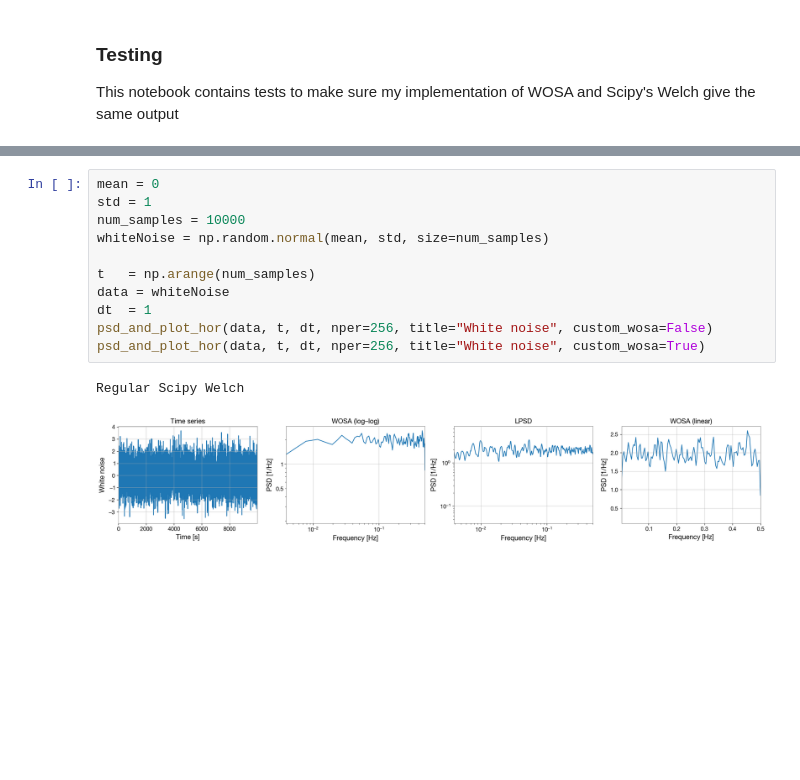
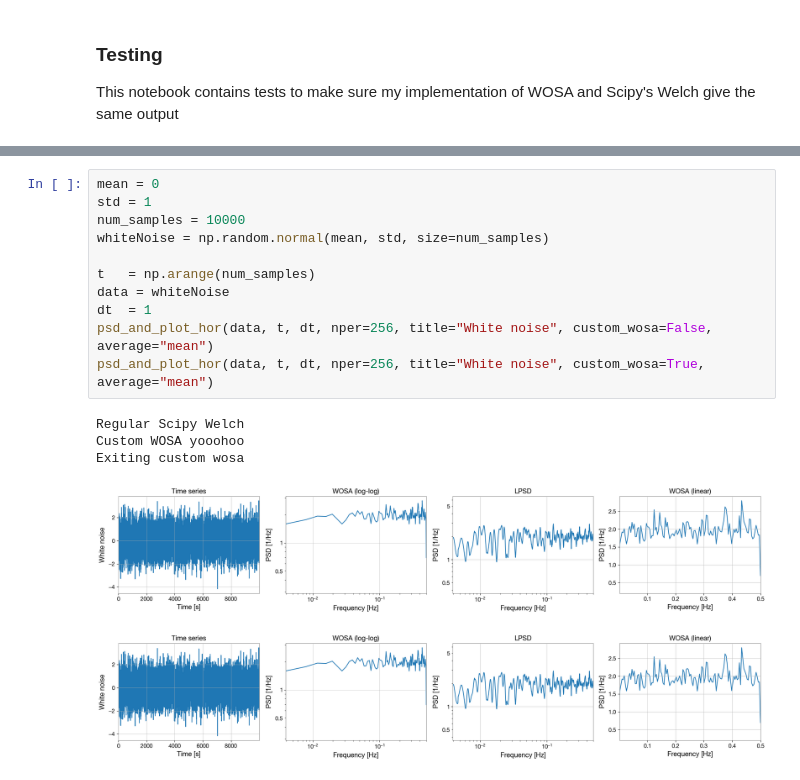
Before and after one commit to AkmDgreat/AkshatLISA, a Jupyter notebook: AkshatLISA/notebooks/testWosa.ipynb, the cells around one changed output, grey strips where cells are left out. Drawn from its saved outputs; the diff is of its cells as text; blank space fills up the shorter version.

```diff
--- a/AkshatLISA/notebooks/testWosa.ipynb
+++ b/AkshatLISA/notebooks/testWosa.ipynb
@@ -90,17 +60,20 @@ Exiting custom wosa
 # %%
 mean = 0
 std = 1
 num_samples = 10000
 whiteNoise = np.random.normal(mean, std, size=num_samples)
 
 t   = np.arange(num_samples)
 data = whiteNoise
 dt  = 1
-psd_and_plot_hor(data, t, dt, nper=256, title="White noise", custom_wosa=False)
-psd_and_plot_hor(data, t, dt, nper=256, title="White noise", custom_wosa=True)
+psd_and_plot_hor(data, t, dt, nper=256, title="White noise", custom_wosa=False, average="mean")
+psd_and_plot_hor(data, t, dt, nper=256, title="White noise", custom_wosa=True, average="mean")
 # %% [output]
 Regular Scipy Welch
+Custom WOSA yooohoo
+Exiting custom wosa
-[figure, old version]
+[figure, new version]
+[figure, added]
 # %%
 bethLISA_directory = os.path.join(os.getcwd(), "..", "..", "bethLISA")
 glitch_simulation_directory = os.path.join(bethLISA_directory, 'lisa_glitch_simulation')
```
Also changed, not shown: parts of 3 cells of this notebook, 6 other files.
